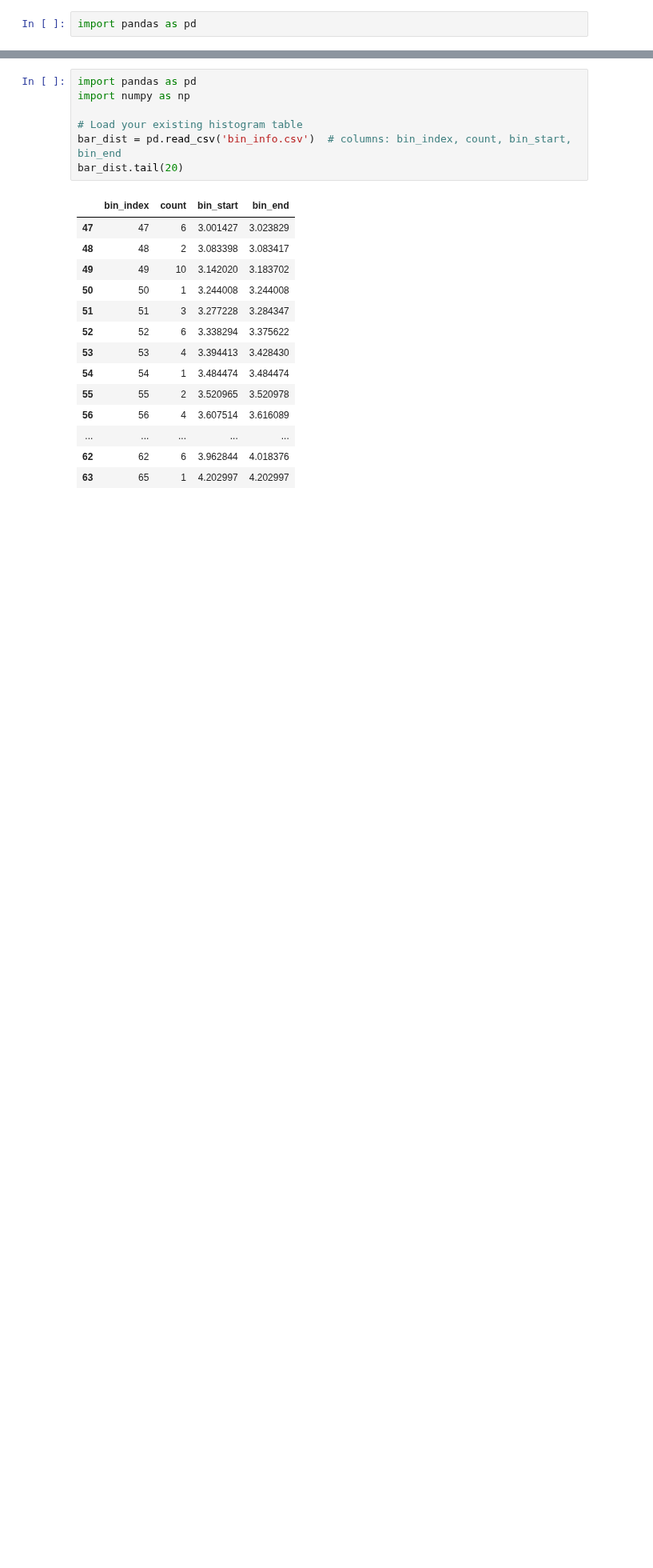
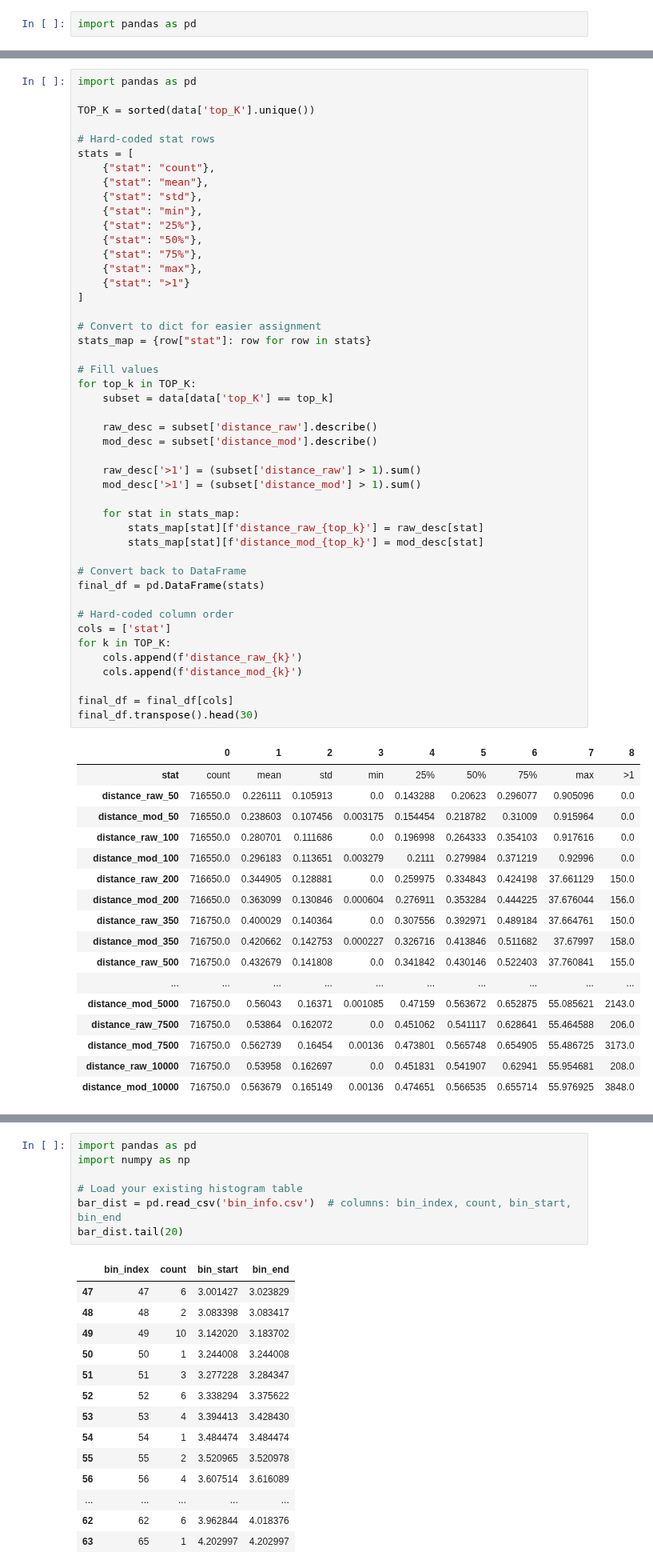
Before and after one commit to dangtom700/StudyApp_V2_May18_2024, a Jupyter notebook: scripts/main.ipynb, the cells around one changed output, grey strips where cells are left out. Shown at 80% size. Cells and saved outputs as stored; diff of their text form; blank space fills up the shorter version.

```diff
--- a/scripts/main.ipynb
+++ b/scripts/main.ipynb
@@ -127,0 +36,64 @@ plt.show()
+# %%
+import pandas as pd
+
+TOP_K = sorted(data['top_K'].unique())
+
+# Hard-coded stat rows
+stats = [
+    {"stat": "count"},
+    {"stat": "mean"},
+    {"stat": "std"},
+    {"stat": "min"},
+    {"stat": "25%"},
+    {"stat": "50%"},
+    {"stat": "75%"},
+    {"stat": "max"},
+    {"stat": ">1"}
+]
+
+# Convert to dict for easier assignment
+stats_map = {row["stat"]: row for row in stats}
+
+# Fill values
+for top_k in TOP_K:
+    subset = data[data['top_K'] == top_k]
+
+    raw_desc = subset['distance_raw'].describe()
+    mod_desc = subset['distance_mod'].describe()
+
+    raw_desc['>1'] = (subset['distance_raw'] > 1).sum()
+    mod_desc['>1'] = (subset['distance_mod'] > 1).sum()
+
+    for stat in stats_map:
+        stats_map[stat][f'distance_raw_{top_k}'] = raw_desc[stat]
+        stats_map[stat][f'distance_mod_{top_k}'] = mod_desc[stat]
+
+# Convert back to DataFrame
+final_df = pd.DataFrame(stats)
+
+# Hard-coded column order
+cols = ['stat']
+for k in TOP_K:
+    cols.append(f'distance_raw_{k}')
+    cols.append(f'distance_mod_{k}')
+
+final_df = final_df[cols]
+final_df.transpose().head(30)
+# %% [output]
+|  | 0 | 1 | 2 | 3 | 4 | 5 | 6 | 7 | 8 |
+| stat | count | mean | std | min | 25% | 50% | 75% | max | >1 |
+| distance_raw_50 | 716550.0 | 0.226111 | 0.105913 | 0.0 | 0.143288 | 0.20623 | 0.296077 | 0.905096 | 0.0 |
+| distance_mod_50 | 716550.0 | 0.238603 | 0.107456 | 0.003175 | 0.154454 | 0.218782 | 0.31009 | 0.915964 | 0.0 |
+| distance_raw_100 | 716550.0 | 0.280701 | 0.111686 | 0.0 | 0.196998 | 0.264333 | 0.354103 | 0.917616 | 0.0 |
+| distance_mod_100 | 716550.0 | 0.296183 | 0.113651 | 0.003279 | 0.2111 | 0.279984 | 0.371219 | 0.92996 | 0.0 |
+| distance_raw_200 | 716650.0 | 0.344905 | 0.128881 | 0.0 | 0.259975 | 0.334843 | 0.424198 | 37.661129 | 150.0 |
+| distance_mod_200 | 716650.0 | 0.363099 | 0.130846 | 0.000604 | 0.276911 | 0.353284 | 0.444225 | 37.676044 | 156.0 |
+| distance_raw_350 | 716750.0 | 0.400029 | 0.140364 | 0.0 | 0.307556 | 0.392971 | 0.489184 | 37.664761 | 150.0 |
+| distance_mod_350 | 716750.0 | 0.420662 | 0.142753 | 0.000227 | 0.326716 | 0.413846 | 0.511682 | 37.67997 | 158.0 |
+| distance_raw_500 | 716750.0 | 0.432679 | 0.141808 | 0.0 | 0.341842 | 0.430146 | 0.522403 | 37.760841 | 155.0 |
+| ... | ... | ... | ... | ... | ... | ... | ... | ... | ... |
+| distance_mod_5000 | 716750.0 | 0.56043 | 0.16371 | 0.001085 | 0.47159 | 0.563672 | 0.652875 | 55.085621 | 2143.0 |
+| distance_raw_7500 | 716750.0 | 0.53864 | 0.162072 | 0.0 | 0.451062 | 0.541117 | 0.628641 | 55.464588 | 206.0 |
+| distance_mod_7500 | 716750.0 | 0.562739 | 0.16454 | 0.00136 | 0.473801 | 0.565748 | 0.654905 | 55.486725 | 3173.0 |
+| distance_raw_10000 | 716750.0 | 0.53958 | 0.162697 | 0.0 | 0.451831 | 0.541907 | 0.62941 | 55.954681 | 208.0 |
+| distance_mod_10000 | 716750.0 | 0.563679 | 0.165149 | 0.00136 | 0.474651 | 0.566535 | 0.655714 | 55.976925 | 3848.0 |
```
Also changed, not shown: parts of 13 cells of this notebook.
